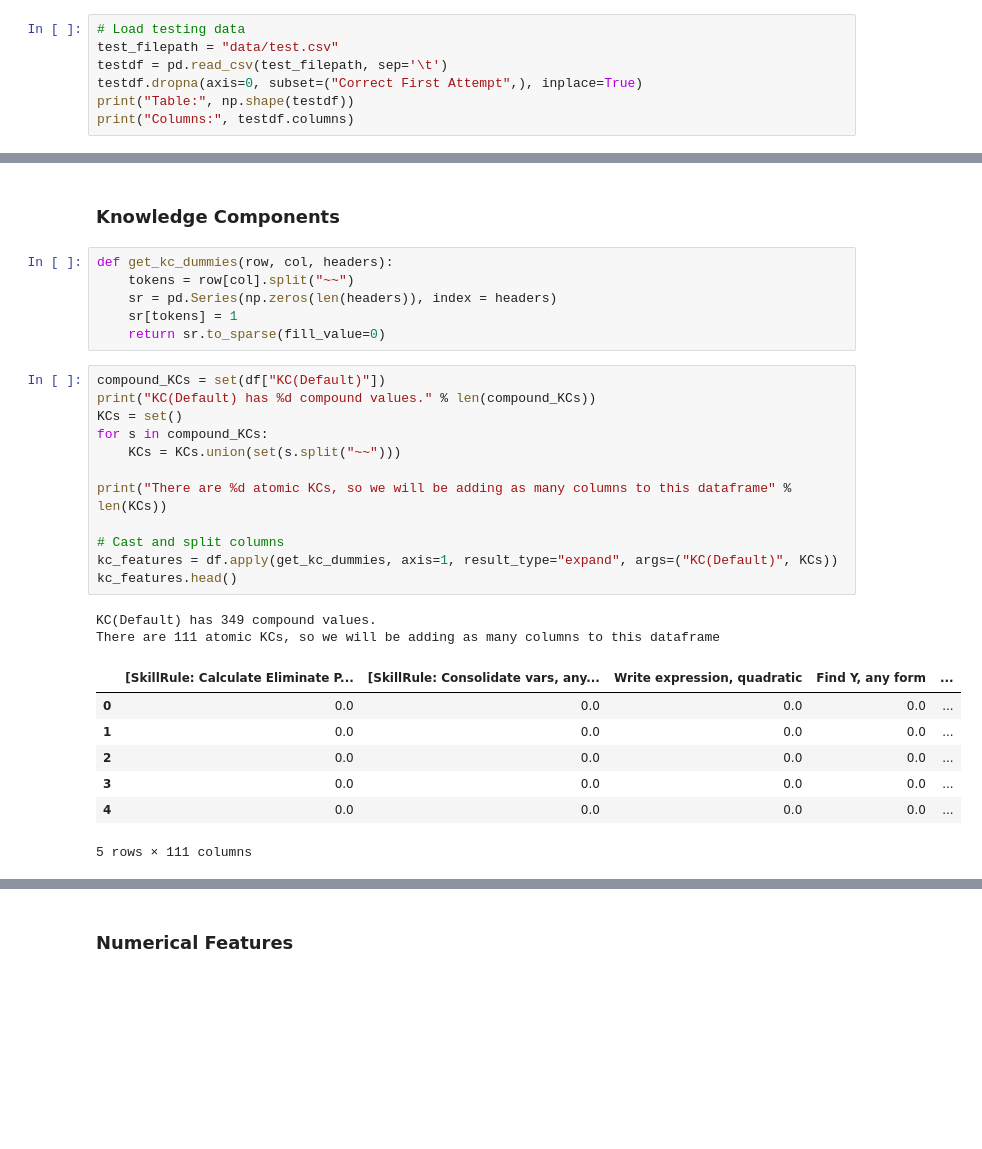
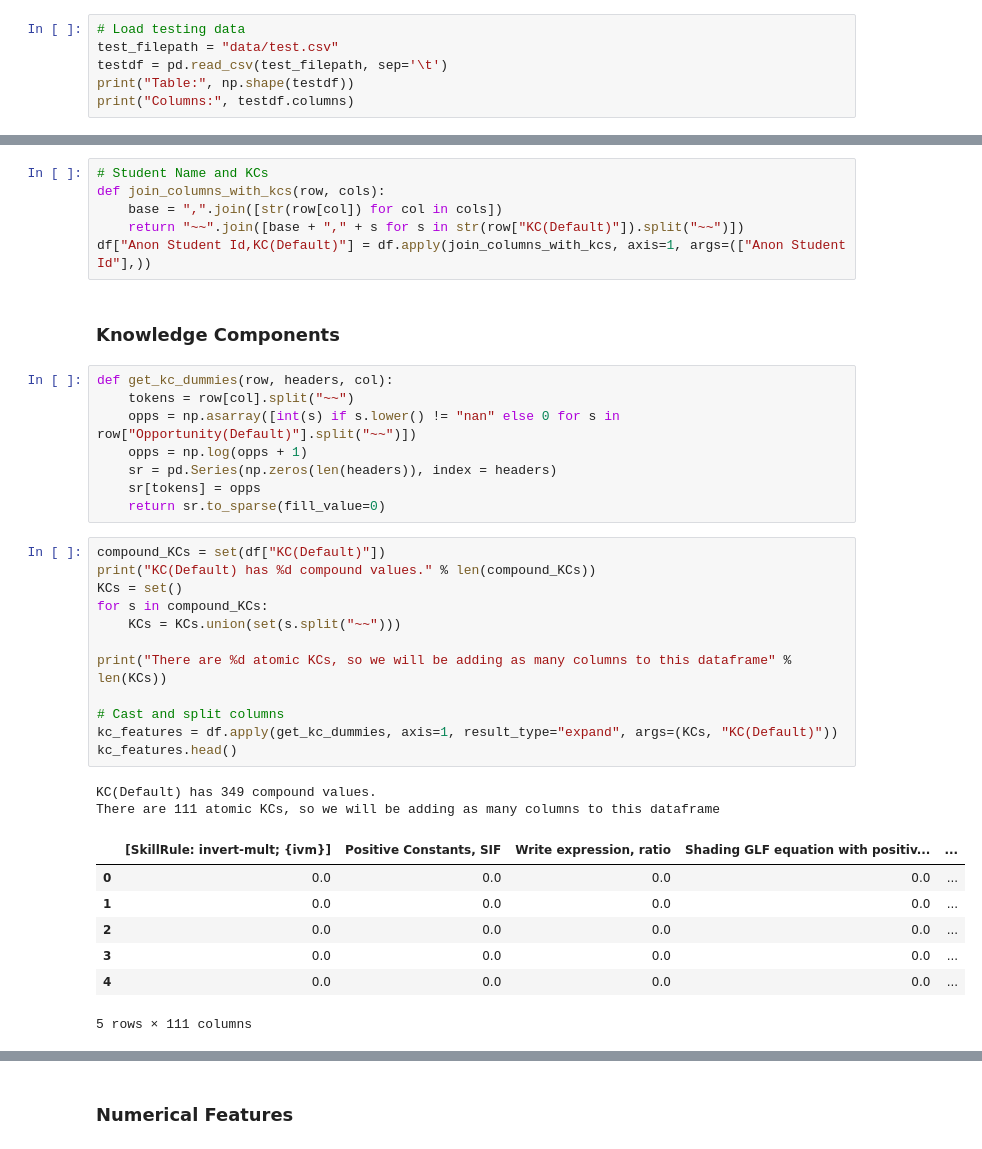
Before and after one commit to peihaowang/KDDCup2010, a Jupyter notebook: sparse_features.ipynb, the cells around one changed output, grey strips where cells are left out. Drawn from its saved outputs; the diff is of its cells as text; blank space fills up the shorter version.

Commit message:
apply better sparse features

```diff
--- a/sparse_features.ipynb
+++ b/sparse_features.ipynb
@@ -26,7 +26,6 @@ Columns: Index(['Row', 'Anon Student Id', 'Problem Hierarchy', 'Problem Name',
 # Load testing data
 test_filepath = "data/test.csv"
 testdf = pd.read_csv(test_filepath, sep='\t')
-testdf.dropna(axis=0, subset=("Correct First Attempt",), inplace=True)
 print("Table:", np.shape(testdf))
 print("Columns:", testdf.columns)
 # %% [output]
@@ -367,27 +367,35 @@ Column Anon Student Id,Problem Unit,Problem Section,Problem Name,Step Name has 2
+# %%
+# Student Name and KCs
+def join_columns_with_kcs(row, cols):
+    base = ",".join([str(row[col]) for col in cols])
+    return "~~".join([base + "," + s for s in str(row["KC(Default)"]).split("~~")])
+df["Anon Student Id,KC(Default)"] = df.apply(join_columns_with_kcs, axis=1, args=(["Anon Student Id"],))
 # %% [markdown]
 ### Knowledge Components
 # %%
-def get_kc_dummies(row, col, headers):
+def get_kc_dummies(row, headers, col):
     tokens = row[col].split("~~")
+    opps = np.asarray([int(s) if s.lower() != "nan" else 0 for s in row["Opportunity(Default)"].split("~~")])
+    opps = np.log(opps + 1)
     sr = pd.Series(np.zeros(len(headers)), index = headers)
-    sr[tokens] = 1
+    sr[tokens] = opps
     return sr.to_sparse(fill_value=0)
 # %%
 compound_KCs = set(df["KC(Default)"])
 print("KC(Default) has %d compound values." % len(compound_KCs))
 KCs = set()
 for s in compound_KCs:
     KCs = KCs.union(set(s.split("~~")))
 
 print("There are %d atomic KCs, so we will be adding as many columns to this dataframe" % len(KCs))
 
 # Cast and split columns
-kc_features = df.apply(get_kc_dummies, axis=1, result_type="expand", args=("KC(Default)", KCs))
+kc_features = df.apply(get_kc_dummies, axis=1, result_type="expand", args=(KCs, "KC(Default)"))
 kc_features.head()
 # %% [output]
 KC(Default) has 349 compound values.
 There are 111 atomic KCs, so we will be adding as many columns to this dataframe
-|  | [SkillRule: Calculate Eliminate P... | [SkillRule: Consolidate vars, any... | Write expression, quadratic | Find Y, any form | ... |
+|  | [SkillRule: invert-mult; {ivm}] | Positive Constants, SIF | Write expression, ratio | Shading GLF equation with positiv... | ... |
 | 0 | 0.0 | 0.0 | 0.0 | 0.0 | ... |
 | 1 | 0.0 | 0.0 | 0.0 | 0.0 | ... |
 | 2 | 0.0 | 0.0 | 0.0 | 0.0 | ... |
```
Also changed, not shown: parts of 24 cells of this notebook.
